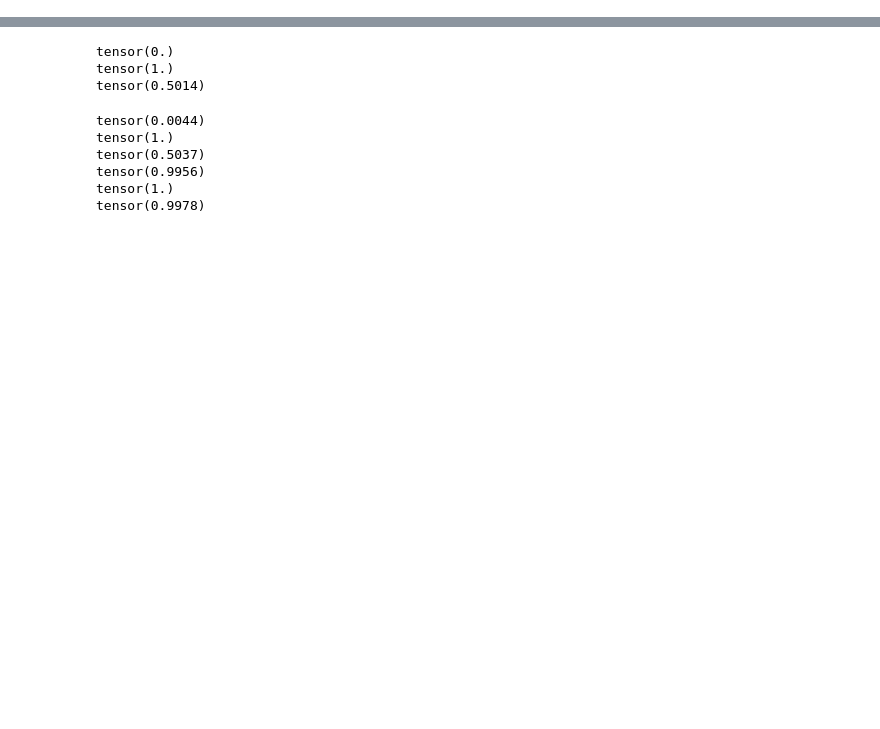
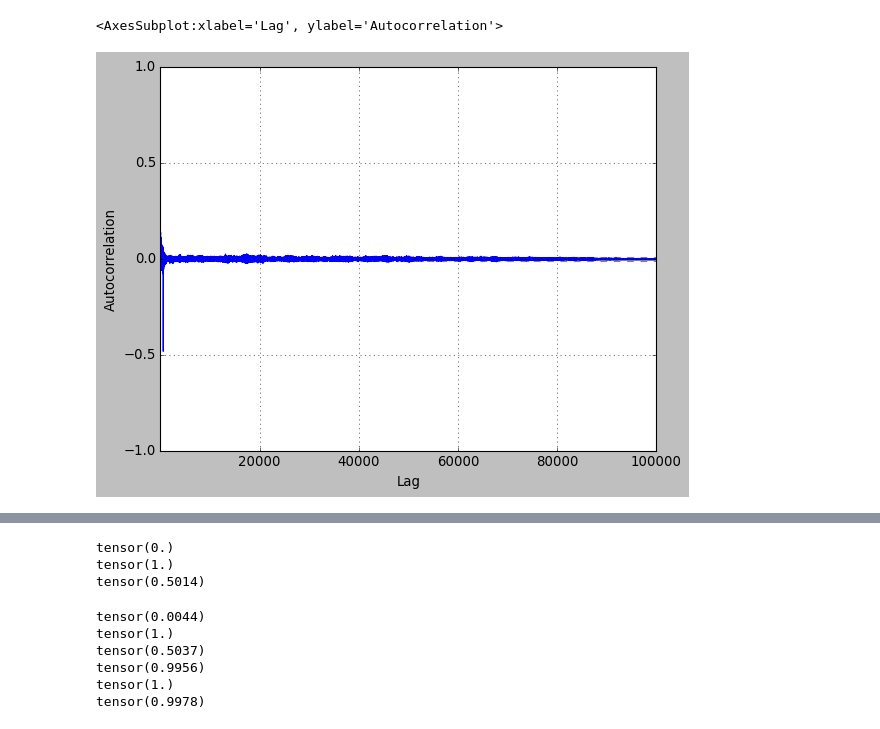
Before and after one commit to DanielCaoSilva/GaussProcesses, a Jupyter notebook: spectralGP.ipynb, the cells around one changed output, grey strips where cells are left out. Cells and saved outputs as stored; diff of their text form; code cells hidden in the pictures; blank space fills up the shorter version.

```diff
--- a/spectralGP.ipynb
+++ b/spectralGP.ipynb
@@ -83,0 +69,6 @@ wave_data
+# %%
+wave_data = wave_data.replace(to_replace = 999.0, value = np.nan)
+wave_data = wave_data.replace(to_replace = 99.0, value = np.nan)
+wave_data = wave_data.replace(to_replace = 9999.0, value = np.nan)
+
+wave_data
@@ -92,0 +111,8 @@ from math import floor
+# %%
+series = wave_data['sea_surface_temperature'].diff().diff(48).dropna().iloc[0:100000]
+#series = wave_data['sea_surface_temperature']
+# %%
+pd.plotting.autocorrelation_plot(series)
+# %% [output]
+<AxesSubplot:xlabel='Lag', ylabel='Autocorrelation'>
+[figure, added]
```
Also changed, not shown: parts of 17 cells of this notebook.
